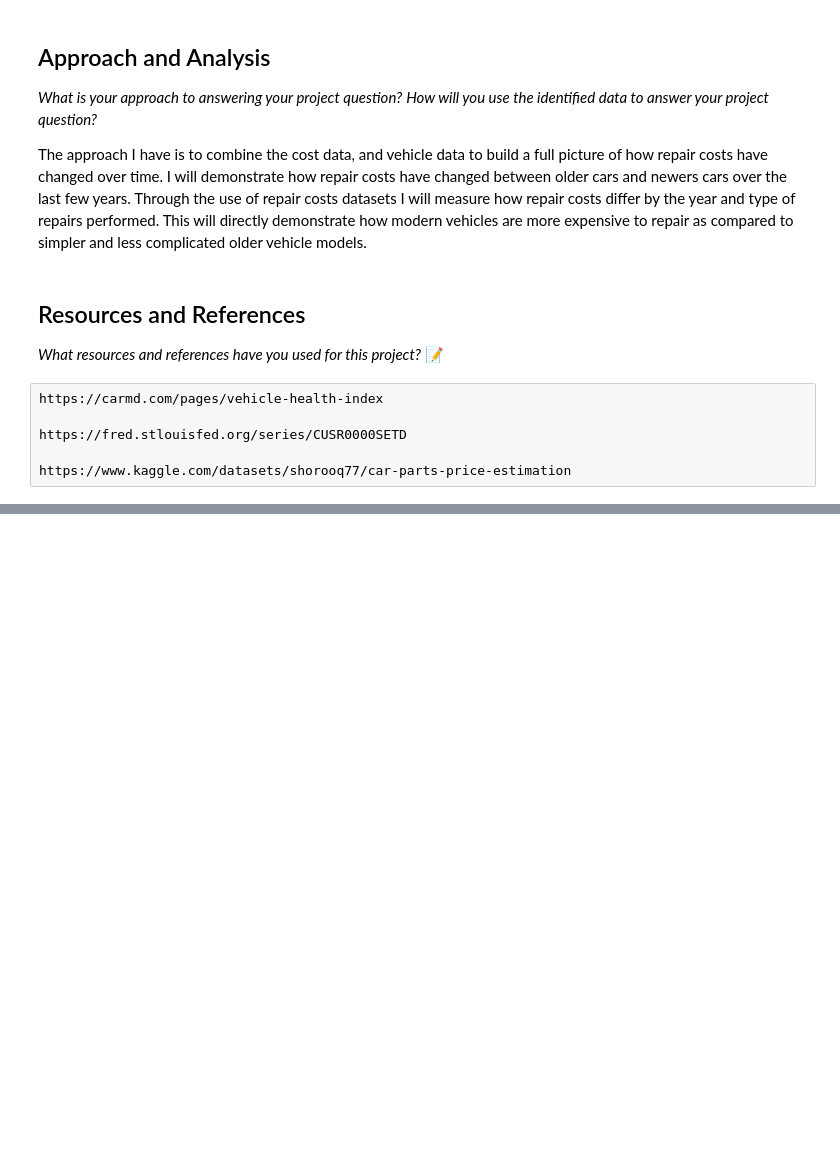
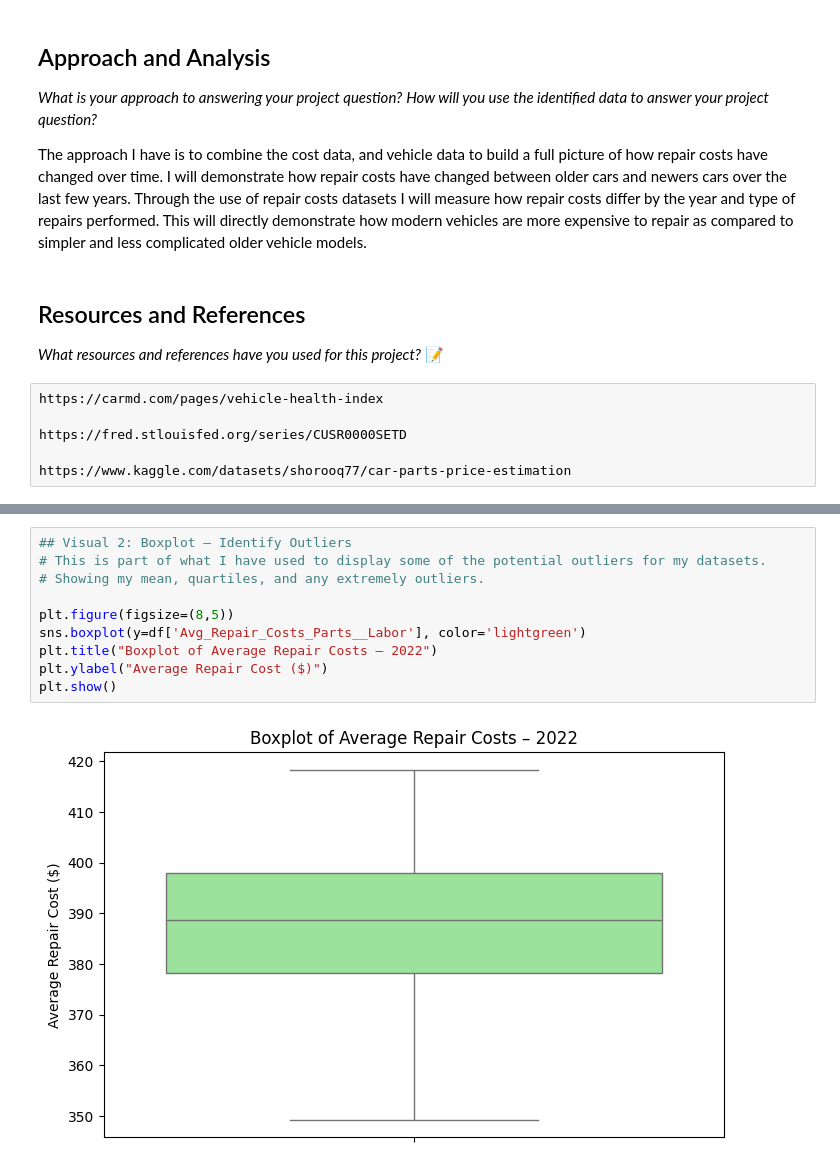
Before and after one commit to IT4063C001-Fall2025/final-project-CalebMastruserio, a Jupyter notebook: source.ipynb, the cells around one changed output, grey strips where cells are left out. Drawn from its saved outputs; the diff is of its cells as text; blank space fills up the shorter version.

```diff
--- a/source.ipynb
+++ b/source.ipynb
@@ -48,0 +169,12 @@ https://www.kaggle.com/datasets/shorooq77/car-parts-price-estimation
+# %%
+## Visual 2: Boxplot – Identify Outliers
+# This is part of what I have used to display some of the potential outliers for my datasets.
+# Showing my mean, quartiles, and any extremely outliers.
+
+plt.figure(figsize=(8,5))
+sns.boxplot(y=df['Avg_Repair_Costs_Parts__Labor'], color='lightgreen')
+plt.title("Boxplot of Average Repair Costs – 2022")
+plt.ylabel("Average Repair Cost ($)")
+plt.show()
+# %% [output]
+[figure, added]
```
Also changed, not shown: parts of 15 cells of this notebook, 1 other file.
